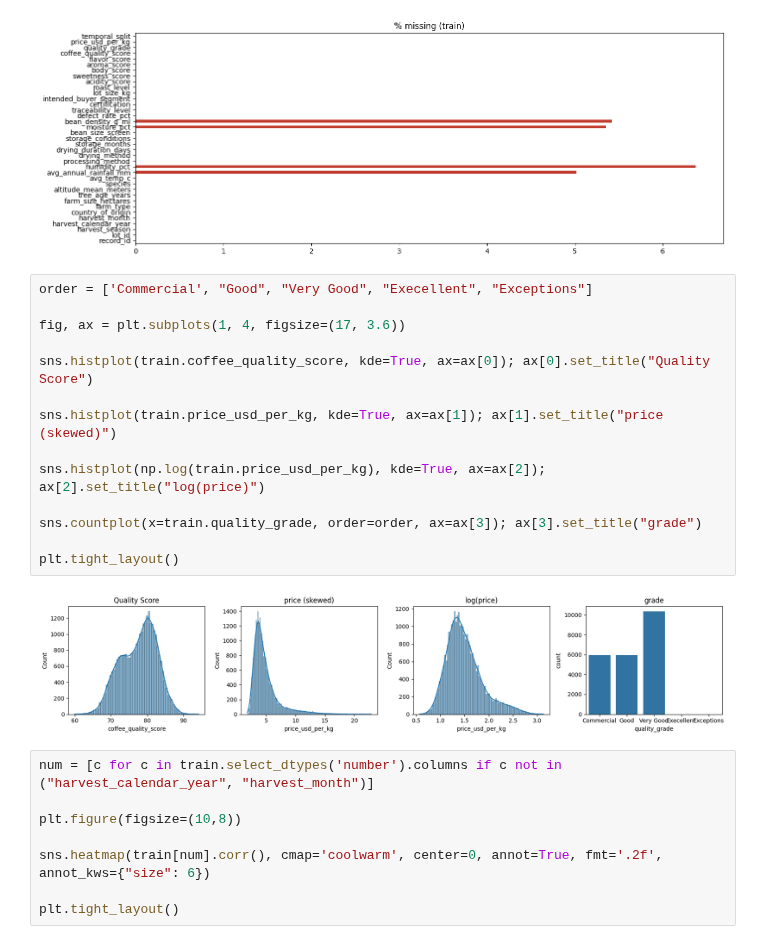
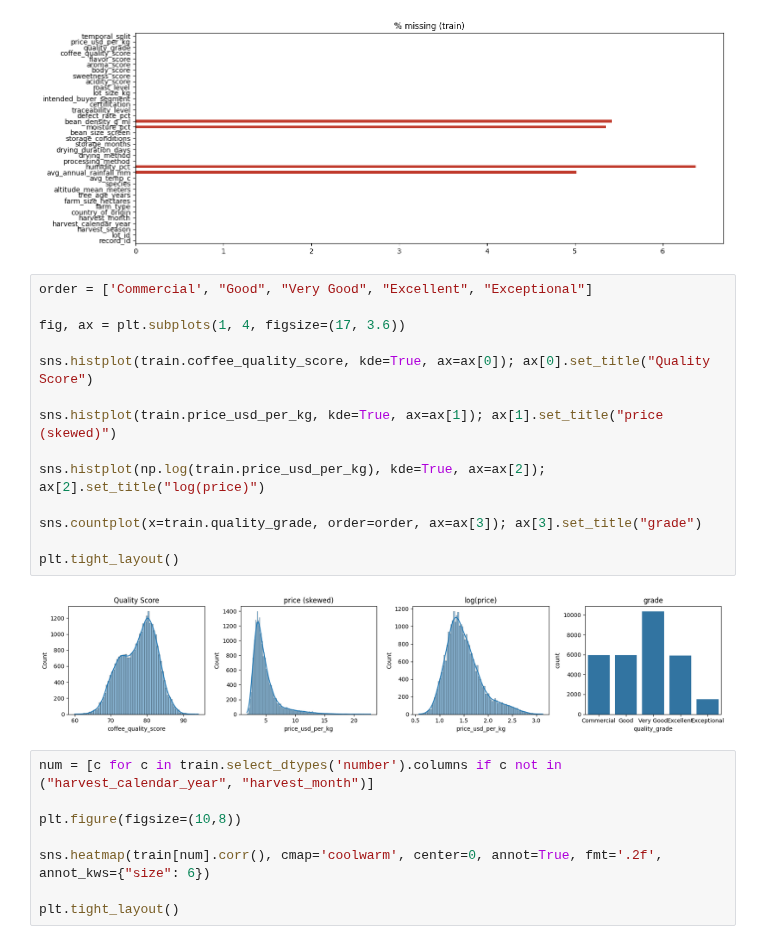
Before and after one commit to tiopramana/machine_learning, a Jupyter notebook: Project/Coffe_Quality_Benchmark/main.ipynb, the cells around one changed output. Drawn from its saved outputs; the diff is of its cells as text.

```diff
--- a/Project/Coffe_Quality_Benchmark/main.ipynb
+++ b/Project/Coffe_Quality_Benchmark/main.ipynb
@@ -130,21 +130,21 @@ price_usd_per_kg {'Brazil': 0.0, 'Colombia': 0.0, 'Ethiopia': 0.0, 'Honduras': 0
 temporal_split {'Brazil': 0.0, 'Colombia': 0.0, 'Ethiopia': 0.0, 'Honduras': 0.0, 'Indonesia': 0.0, 'Kenya': 0.0, 'Vietnam': 0.0}
 [figure]
 # %%
-order = ['Commercial', "Good", "Very Good", "Execellent", "Exceptions"]
+order = ['Commercial', "Good", "Very Good", "Excellent", "Exceptional"]
 
 fig, ax = plt.subplots(1, 4, figsize=(17, 3.6))
 
 sns.histplot(train.coffee_quality_score, kde=True, ax=ax[0]); ax[0].set_title("Quality Score")
 
 sns.histplot(train.price_usd_per_kg, kde=True, ax=ax[1]); ax[1].set_title("price (skewed)")
 
 sns.histplot(np.log(train.price_usd_per_kg), kde=True, ax=ax[2]); ax[2].set_title("log(price)")
 
 sns.countplot(x=train.quality_grade, order=order, ax=ax[3]); ax[3].set_title("grade")
 
 plt.tight_layout()
 # %% [output]
-[figure, old version]
+[figure, new version]
 # %%
 num = [c for c in train.select_dtypes('number').columns if c not in ("harvest_calendar_year", "harvest_month")]
 
```
Also changed, not shown: parts of 2 cells of this notebook.
